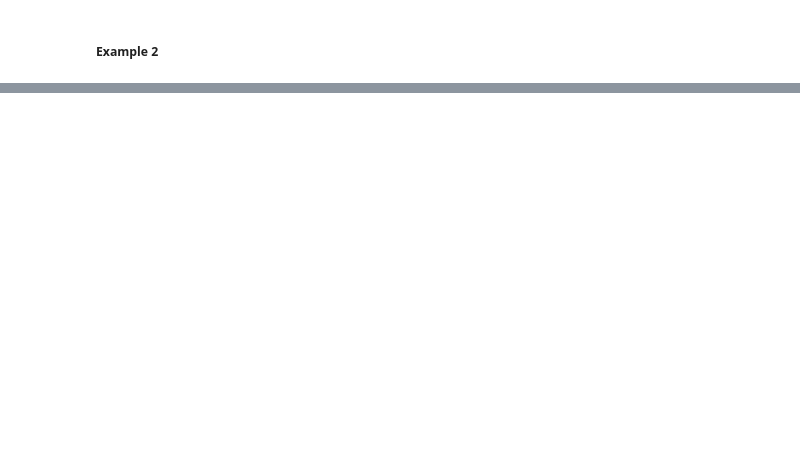
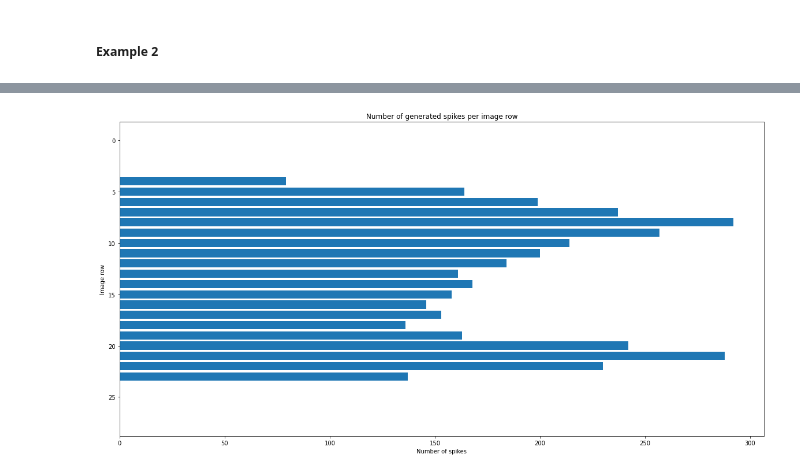
Before and after one commit to olafdeleeuw/spiking_nn_demo, a Jupyter notebook: bindsnet_poisson_encoder.ipynb, the cells around one changed output, grey strips where cells are left out. Saved outputs shown, nothing was run; the diff lists cells and outputs as text; code cells hidden in the pictures; blank space fills up the shorter version.

```diff
--- a/bindsnet_poisson_encoder.ipynb
+++ b/bindsnet_poisson_encoder.ipynb
@@ -109,8 +201,10 @@ for r in range(encoded_image_2.shape[2]):
 # %%
 row_spikes = pd.DataFrame({"image_row": rows, "number_spikes": spikes})
 plt.barh("image_row", "number_spikes", data=row_spikes)
 plt.gca().invert_yaxis()
-plt.xlabel("Image row")
-plt.ylabel("Number of spikes")
+plt.xlabel("Number of spikes")
+plt.ylabel("Image row")
 plt.title("Number of generated spikes per image row")
 plt.show()
+# %% [output]
+[figure, added]
```
Also changed, not shown: parts of 12 cells of this notebook.
